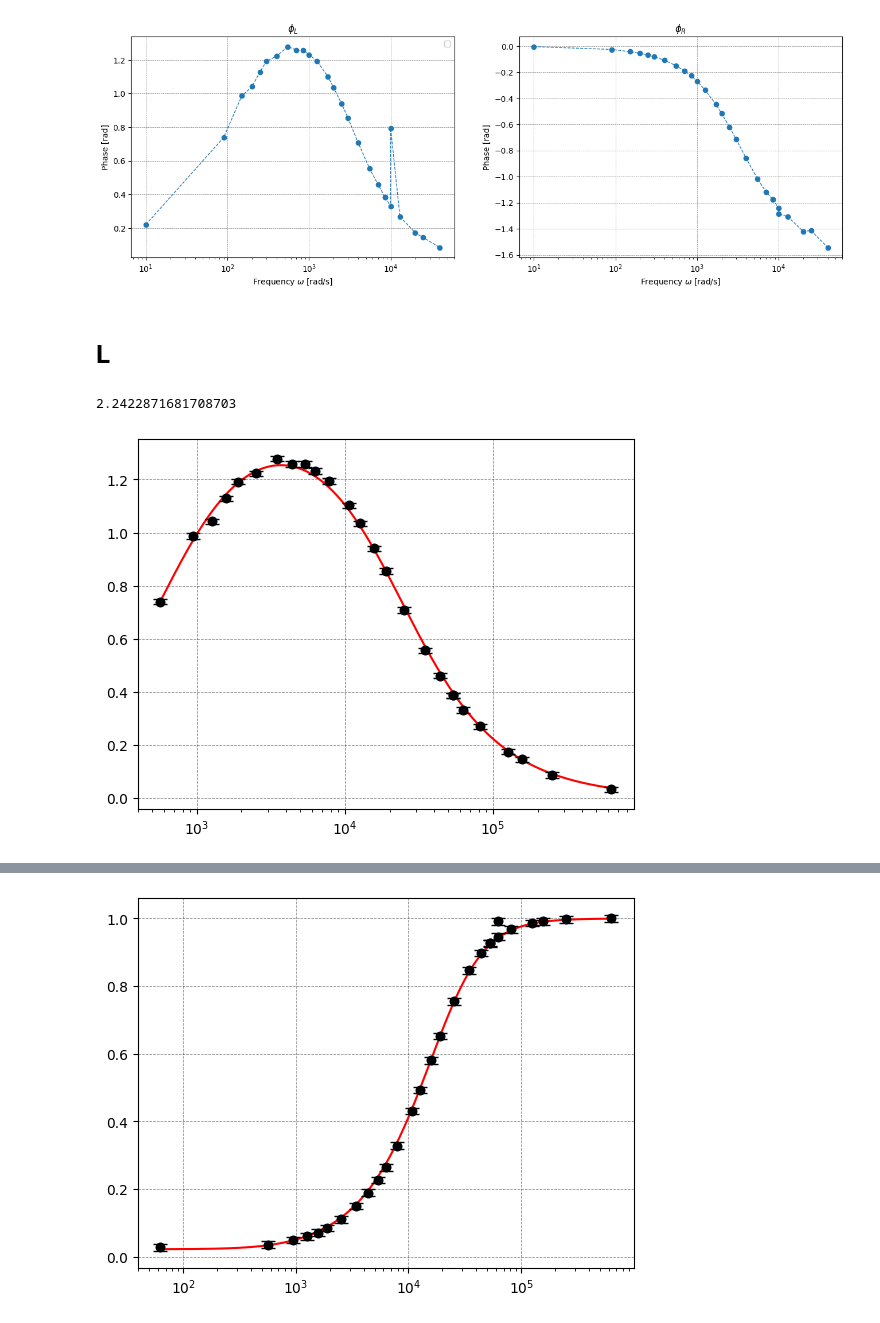
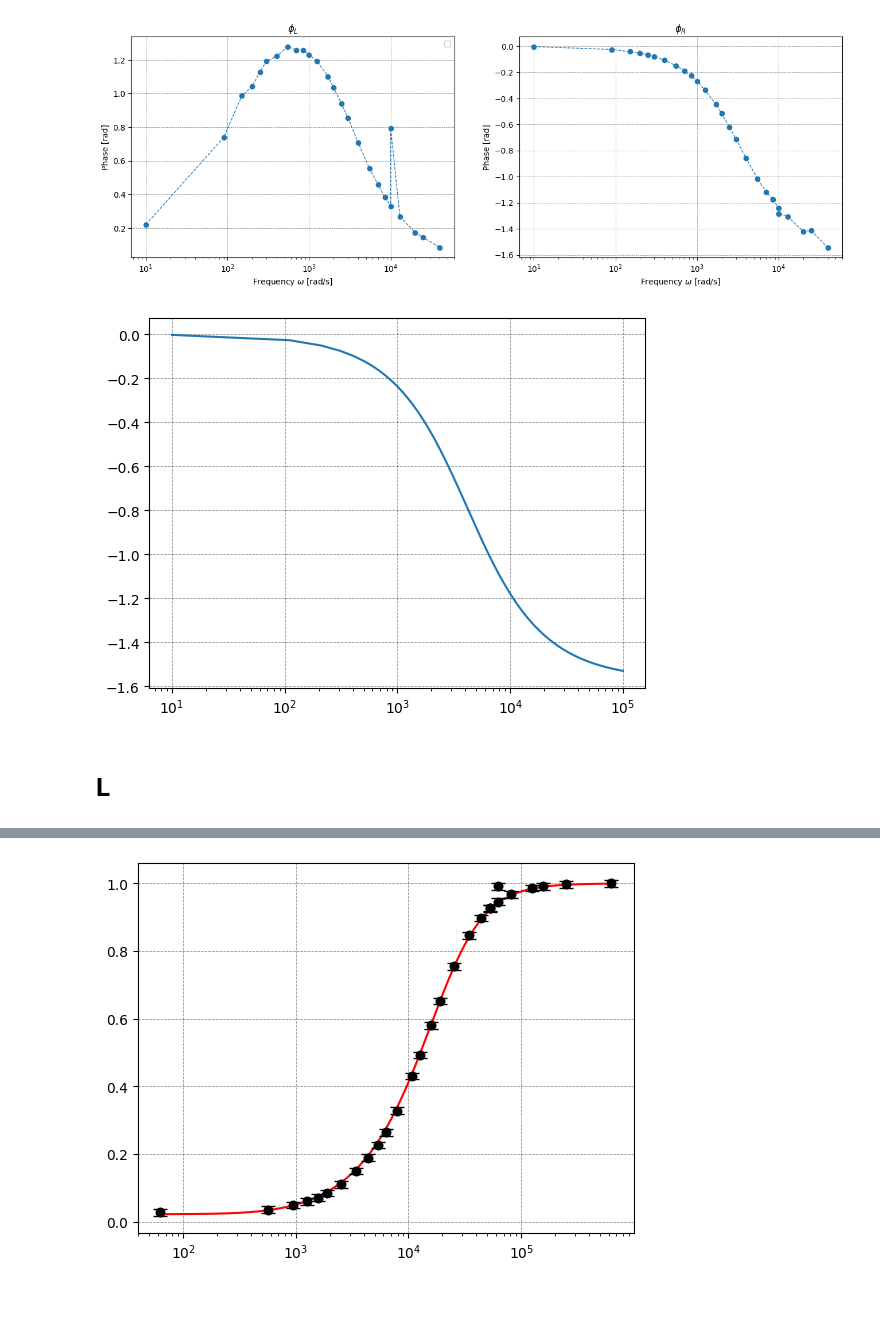
Before and after one commit to Yedi278/Lab2, a Jupyter notebook: Circuiti_3/RL.ipynb, the cells around one changed output, grey strips where cells are left out. Drawn from its saved outputs; the diff is of its cells as text; code cells hidden in the pictures.

```diff
--- a/Circuiti_3/RL.ipynb
+++ b/Circuiti_3/RL.ipynb
@@ -19,20 +19,20 @@ def fase_R(w, R, R_L, L):
 def G_L(w, R, R_L, L):
     return np.sqrt( np.power( R_L*(R+R_L) + np.power(w*L,2) , 2) + np.power(w*R*L, 2) ) / ( np.power(R+R_L,2) + np.power(w*L,2) )
 
-def fase_L(w, R, R_L, L):
-    return np.arctan(w*R*L / (R*(R+R_L) + np.power(w*L,2)))
+def fase_L(w, R, R_L, L, a):
+    return np.arctan(w*R*L / ( R_L*(R+R_L) + np.power(w*L,2) ) ) + a
 # %% [markdown]
 # RL
 # %%
 if 1:
     path_folder = 'data/RL/'
-    V_res, V_l, fase_res, fase_l, freqs, V_res_err, V_l_err = [], [], [], [], [], [], []
+    V_res, V_l, fase_res, fase_l, freqs, V_res_err, V_l_err, fase_err = [], [], [], [], [], [], [], []
 
     for i in sorted([int(i) for i in os.listdir(path_folder)]):
 
         path = path_folder+str(i)+'/'
 
-        CH1,SGN,MTH, V_SGN, V_MTH, zero_CH1, zero_SGN, zero_MTH, m1, m2, m3, dt_CH1, dt_MTH, V_SGN_err, V_MTH_err = analize(path, i, force=True, prec=1e-8,verbose=True)
+        CH1,SGN,MTH, V_SGN, V_MTH, zero_CH1, zero_SGN, zero_MTH, m1, m2, m3, dt_CH1, dt_MTH, V_SGN_err, V_MTH_err, zero_err = analize(path, i, force=True, prec=1e-8,verbose=True)
 
         # x=np.linspace(np.min(CH1[0]), np.max(CH1[0]), 100)
 
@@ -59,6 +59,7 @@ if 1:
         fase_res.append(dt_CH1*i*2*np.pi)
         fase_l.append(dt_MTH*i*2*np.pi)
         freqs.append(i)
+        fase_err.append(zero_err*i*2*np.pi)
 
     V_res = np.array(V_res)
     V_l = np.array(V_l)
@@ -67,6 +68,7 @@ if 1:
     fase_res = np.array(fase_res)
     fase_l = np.array(fase_l)
     freqs = np.array(freqs)
+    fase_err = np.array(fase_err)
 # %%
 plt.figure(figsize=(8,5))
 x = np.linspace(np.min(freqs),np.max(freqs),1000)
@@ -111,14 +113,12 @@ plt.show()
 # %% [output]
 No artists with labels found to put in legend.  Note that artists whose label start with an underscore are ignored when legend() is called with no argument.
 [figure]
+# %%
+x = np.linspace(np.min(freqs),np.max(freqs),1000)
+y = fase_L(x*2*np.pi, 1e3, 39.9, 40e-3)
+plt.plot(x, y, label='Teorico')
+plt.xscale('log')
+# %% [output]
+[figure, added]
 # %% [markdown]
 # L
-# %%
-f_f = Fit( (np.delete(freqs, [0, -6])*2*np.pi) , -np.delete(fase_l, [0, -6])+ np.pi*2, fase_L, 0.01, kwargs={'R':1e3, 'R_L':50, 'L':12e-9})
-f_f.fit()
-f_f.visualize(npoints=30000)
-print(f_f.fval/f_f.ndof)
-plt.xscale('log')
-# %% [output]
-2.2422871681708703
-[figure, removed]
```
Also changed, not shown: parts of 4 cells of this notebook.
